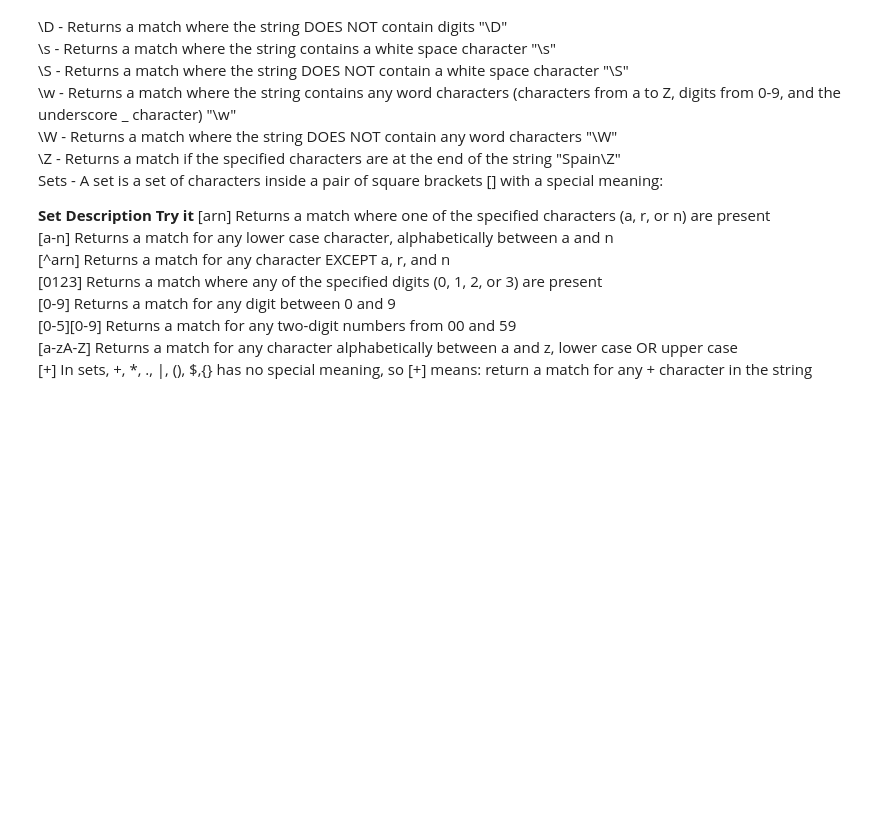
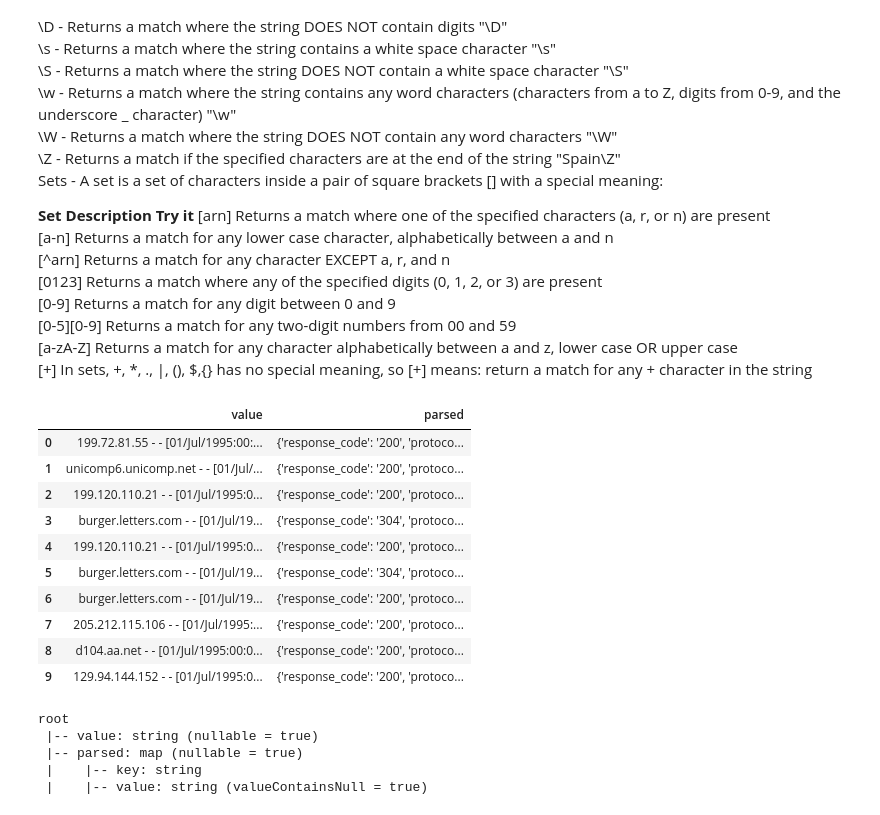
Before and after one commit to supratim94336/SparkifyETL, a Jupyter notebook: ReadTrickBang.ipynb, the cells around one changed output. Saved outputs shown, nothing was run; the diff lists cells and outputs as text; code cells hidden in the pictures; blank space fills up the shorter version.

```diff
--- a/ReadTrickBang.ipynb
+++ b/ReadTrickBang.ipynb
@@ -158,0 +160,23 @@ def parseUDF(line):
+# %%
+dfParsed = dfLog.withColumn("parsed", parseUDF("value"))
+dfParsed.limit(10).toPandas()
+# %% [output]
+|  | value | parsed |
+| 0 | 199.72.81.55 - - [01/Jul/1995:00:... | {'response_code': '200', 'protoco... |
+| 1 | unicomp6.unicomp.net - - [01/Jul/... | {'response_code': '200', 'protoco... |
+| 2 | 199.120.110.21 - - [01/Jul/1995:0... | {'response_code': '200', 'protoco... |
+| 3 | burger.letters.com - - [01/Jul/19... | {'response_code': '304', 'protoco... |
+| 4 | 199.120.110.21 - - [01/Jul/1995:0... | {'response_code': '200', 'protoco... |
+| 5 | burger.letters.com - - [01/Jul/19... | {'response_code': '304', 'protoco... |
+| 6 | burger.letters.com - - [01/Jul/19... | {'response_code': '200', 'protoco... |
+| 7 | 205.212.115.106 - - [01/Jul/1995:... | {'response_code': '200', 'protoco... |
+| 8 | d104.aa.net - - [01/Jul/1995:00:0... | {'response_code': '200', 'protoco... |
+| 9 | 129.94.144.152 - - [01/Jul/1995:0... | {'response_code': '200', 'protoco... |
+# %%
+dfParsed.printSchema()
+# %% [output]
+root
+ |-- value: string (nullable = true)
+ |-- parsed: map (nullable = true)
+ |    |-- key: string
+ |    |-- value: string (valueContainsNull = true)
```
Also changed, not shown: parts of 6 cells of this notebook.
